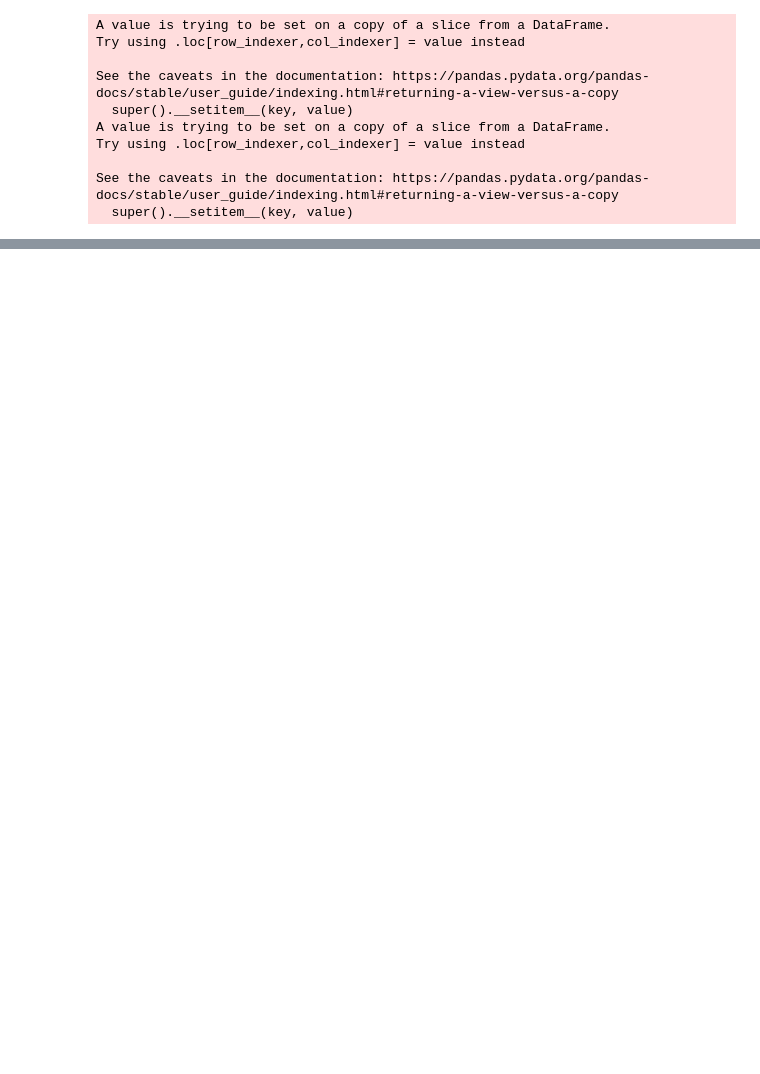
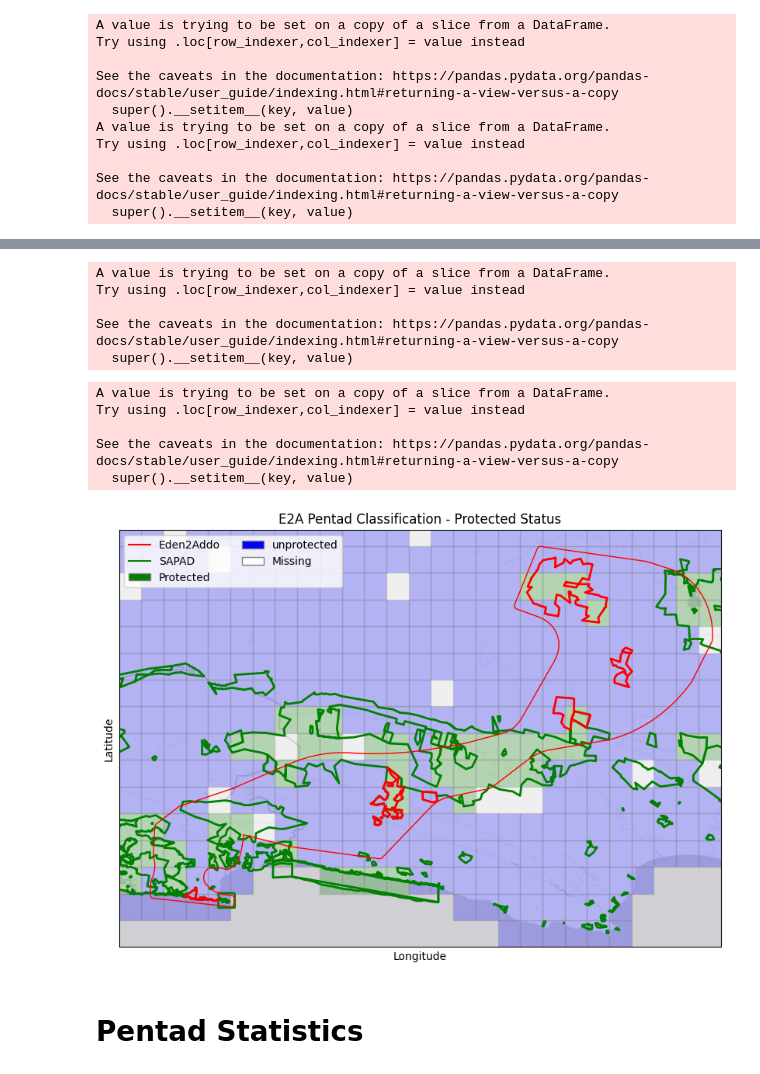
Before and after one commit to jardunn/ForTheBirds-EdenToAddo, a Jupyter notebook: forTheBirds_E2A.ipynb, the cells around one changed output, grey strips where cells are left out. Cells and saved outputs as stored; diff of their text form; code cells hidden in the pictures; blank space fills up the shorter version.

Commit message:
Refactored to allow percentage based definitions for protected

```diff
--- a/forTheBirds_E2A.ipynb
+++ b/forTheBirds_E2A.ipynb
@@ -149,3 +149,6 @@ def filter_to_bounding_box(df, bounding_box):
 bounding_box = Polygon([(min_lon, min_lat), (max_lon, min_lat), (max_lon, max_lat), (min_lon, max_lat)])
 e2a_SAPAD_df = filter_to_bounding_box(SAPAD_shape_df, bounding_box)
 e2a_pentad_gdf = filter_to_bounding_box(pentad_gdf, bounding_box)
+# Create a single area of SAPAD data
+e2a_SAPAD_area = e2a_SAPAD_df.dissolve()
+e2a_site_area = e2a_shape_site_df.dissolve()
@@ -255,0 +258,61 @@ plt.show()
+# %%
+def classify_protected(pentad_geometry, protected_areas):
+  for area in protected_areas:
+    if area.overlaps(pentad_geometry).any() or area.contains(pentad_geometry).any():
+      return True
+  return False
+
+e2a_pentad_gdf['protected'] = e2a_pentad_gdf.geometry.apply(lambda row: classify_protected(row, [e2a_SAPAD_df, e2a_shape_site_df]))
+# %% [output]
+A value is trying to be set on a copy of a slice from a DataFrame.
+Try using .loc[row_indexer,col_indexer] = value instead
+
+See the caveats in the documentation: https://pandas.pydata.org/pandas-docs/stable/user_guide/indexing.html#returning-a-view-versus-a-copy
+  super().__setitem__(key, value)
+# %%
+e2a_pentad_gdf['percentage_protected'] = e2a_pentad_gdf.geometry.apply(
+    lambda polygon: (polygon.intersection(e2a_SAPAD_area.geometry.iloc[0]).area + polygon.intersection(e2a_site_area.geometry.loc[0]).area) / polygon.area
+)
+# %% [output]
+A value is trying to be set on a copy of a slice from a DataFrame.
+Try using .loc[row_indexer,col_indexer] = value instead
+
+See the caveats in the documentation: https://pandas.pydata.org/pandas-docs/stable/user_guide/indexing.html#returning-a-view-versus-a-copy
+  super().__setitem__(key, value)
+# %%
+def protected_colour(protected):
+  return 'green' if protected else 'blue'
+
+def protected_percentage(percentage, threshold=0.9):
+  return 'green' if percentage > threshold else 'blue'
+
+fig, ax = plt.subplots(figsize=(10, 10))
+m = Basemap(llcrnrlon=min_lon, llcrnrlat=min_lat, urcrnrlon=max_lon, urcrnrlat=max_lat, resolution='i', projection='merc', epsg= 4326, ax=ax)
+m.arcgisimage(service='Canvas/World_Light_Gray_Base', xpixels=1000, verbose=False)  # Use ArcGIS image for better basemap
+
+# Plot the e2a_shape_df data on the basemap
+e2a_pentad_gdf.plot(ax=ax, color=e2a_pentad_gdf.percentage_protected.apply(lambda x: protected_percentage(x, 0.5)), edgecolor='grey', alpha=0.25)
+e2a_SAPAD_df.plot(ax=ax, facecolor='none', edgecolor='green', alpha=1, lw=2) # Plot the shapefile
+e2a_shape_site_df.plot(ax=ax, facecolor='none', edgecolor='red', alpha=1, lw=2) # Plot the shapefile
+e2a_shape_broad_df.plot(ax=ax, facecolor='none', edgecolor='red', alpha=1, lw=1) # Plot the shapefile
+
+# Add a title and labels
+plt.title('E2A Pentad Classification - Protected Status')
+plt.xlabel('Longitude')
+plt.ylabel('Latitude')
+
+import matplotlib.patches as mpatches
+import matplotlib.lines as mlines
+red_line = mlines.Line2D([], [], color='red', marker='', markersize=15, label='Eden2Addo')
+green_line = mlines.Line2D([], [], color='green', marker='', markersize=15, label='SAPAD')
+
+green_patch = mpatches.Patch(facecolor='green', edgecolor='grey', label='Protected')
+blue_patch = mpatches.Patch(facecolor='blue', edgecolor='grey', label='unprotected')
+white_patch = mpatches.Patch(facecolor='white', edgecolor='grey', label='Missing')
+legend_elements = [red_line, green_line, green_patch, blue_patch, white_patch]
+ax.legend(handles=legend_elements, loc='upper left', ncol=2)
+plt.show()
+# %% [output]
+[figure, added]
+# %% [markdown]
+# Pentad Statistics
```
Also changed, not shown: parts of 11 cells of this notebook.
